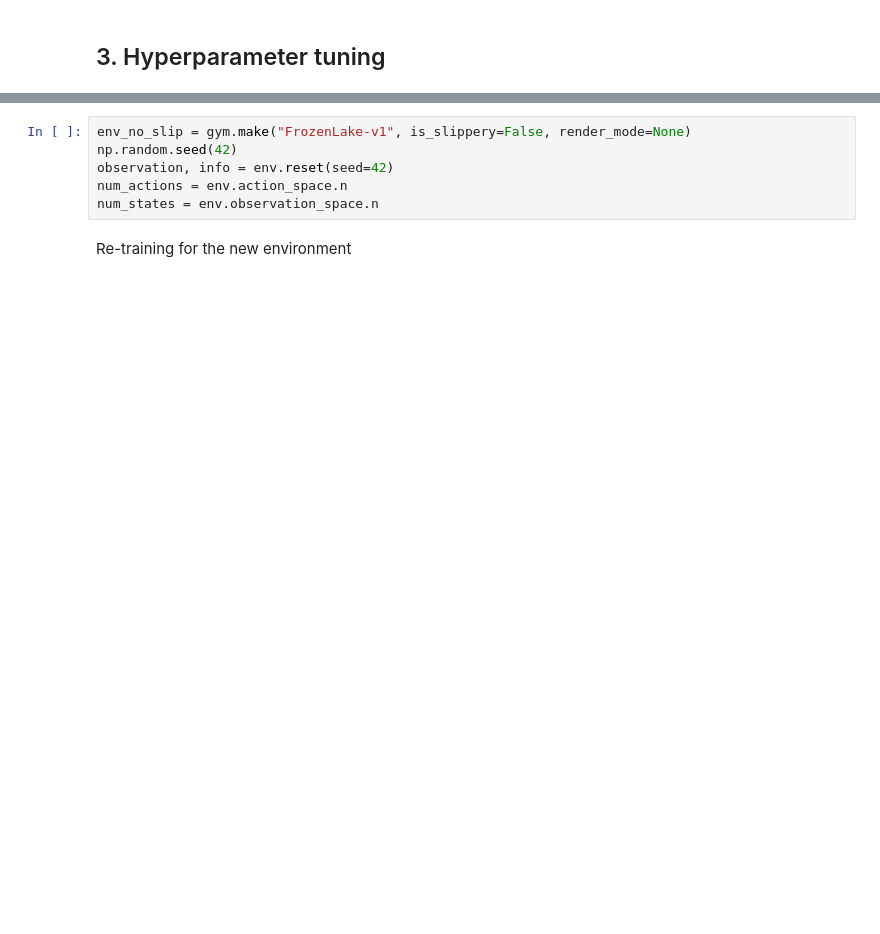
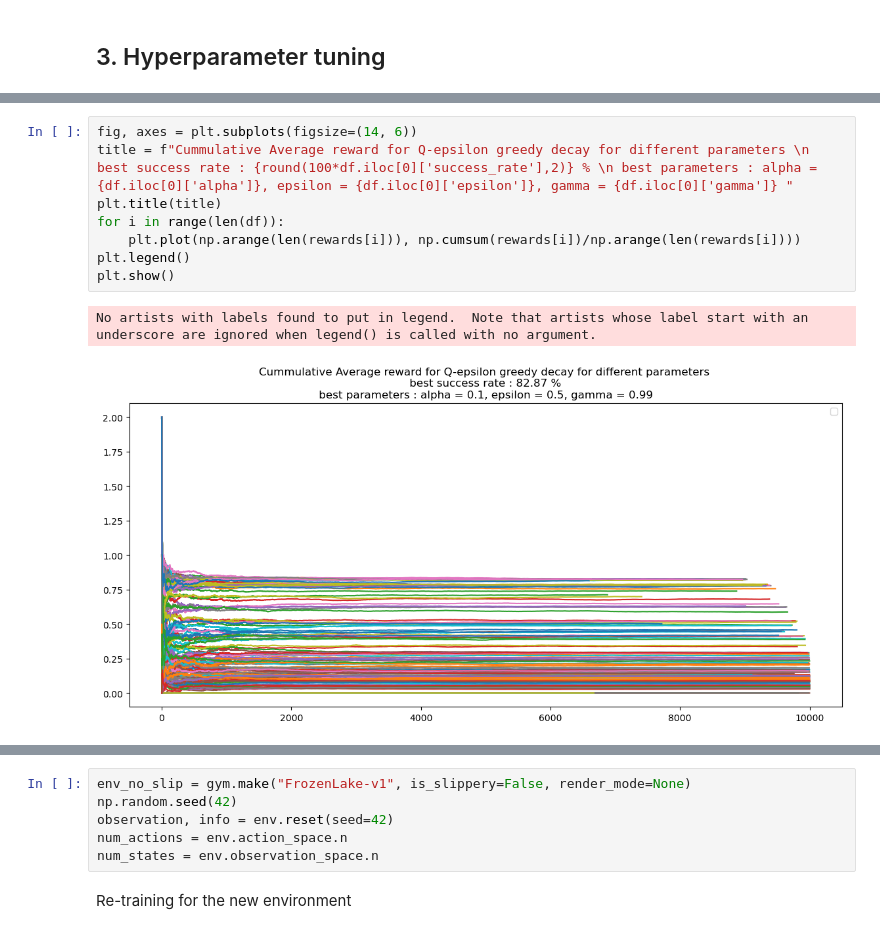
Before and after one commit to Abdellah-Laassairi/apst1-frozen-lake, a Jupyter notebook: frozen_lake.ipynb, the cells around one changed output, grey strips where cells are left out. Cells and saved outputs as stored; diff of their text form; blank space fills up the shorter version.

```diff
--- a/frozen_lake.ipynb
+++ b/frozen_lake.ipynb
@@ -485,0 +513,11 @@ Name: 23, dtype: float64
+# %%
+fig, axes = plt.subplots(figsize=(14, 6))
+title = f"Cummulative Average reward for Q-epsilon greedy decay for different parameters \n best success rate : {round(100*df.iloc[0]['success_rate'],2)} % \n best parameters : alpha = {df.iloc[0]['alpha']}, epsilon = {df.iloc[0]['epsilon']}, gamma = {df.iloc[0]['gamma']} "
+plt.title(title)
+for i in range(len(df)):
+    plt.plot(np.arange(len(rewards[i])), np.cumsum(rewards[i])/np.arange(len(rewards[i])))
+plt.legend()
+plt.show()
+# %% [output]
+No artists with labels found to put in legend.  Note that artists whose label start with an underscore are ignored when legend() is called with no argument.
+[figure, added]
```
Also changed, not shown: parts of 36 cells of this notebook.
